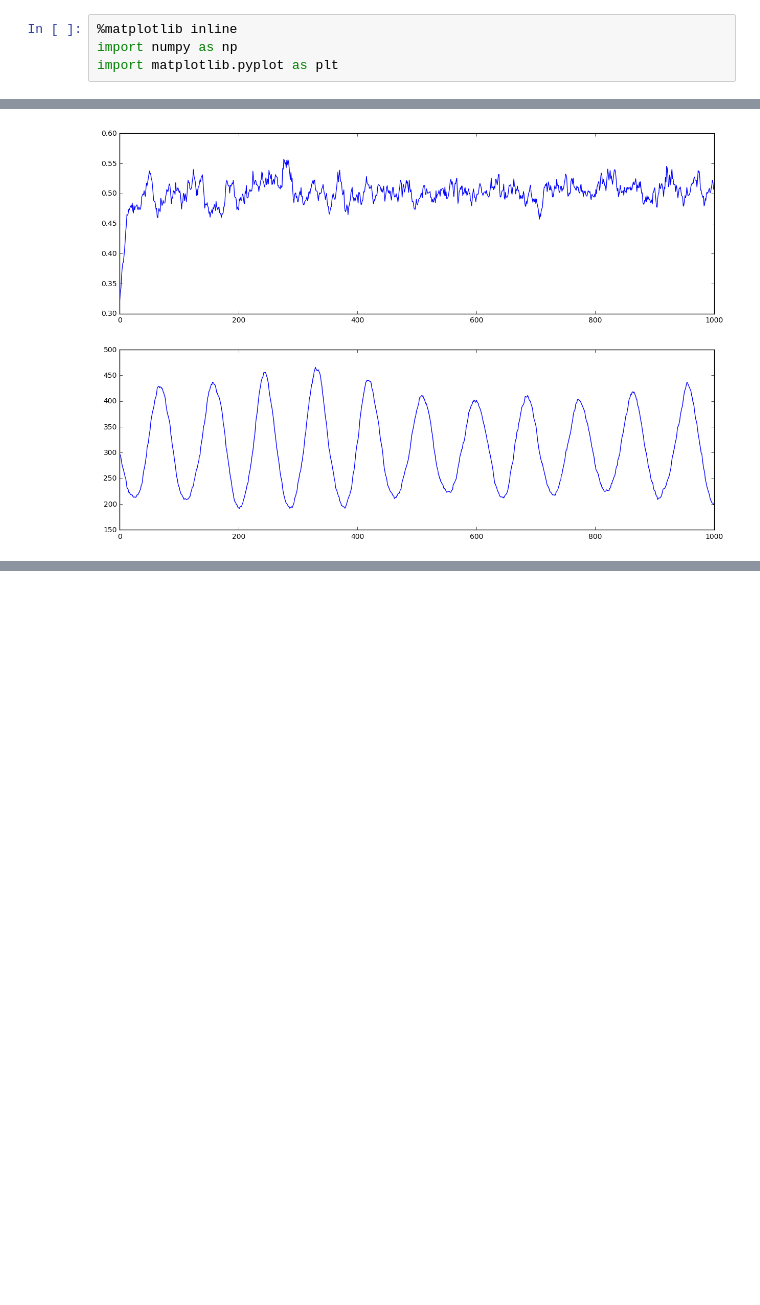
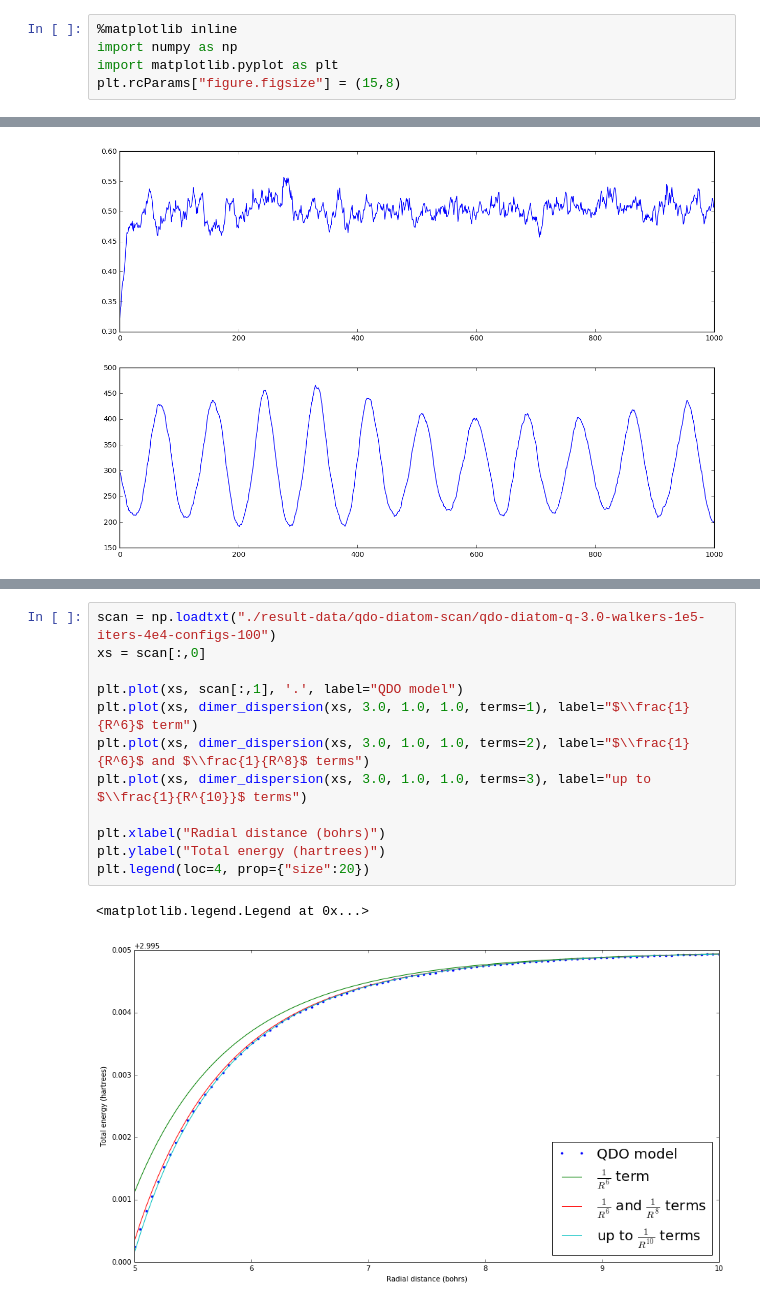
Before and after one commit to cpehle/quantum-drude-oscillators, a Jupyter notebook: plot-results.ipynb, the cells around one changed output, grey strips where cells are left out. Drawn from its saved outputs; the diff is of its cells as text; blank space fills up the shorter version.

Commit message:
Notebook with comparison to analytic results

```diff
--- a/plot-results.ipynb
+++ b/plot-results.ipynb
@@ -2,3 +2,4 @@
 %matplotlib inline
 import numpy as np
 import matplotlib.pyplot as plt
+plt.rcParams["figure.figsize"] = (15,8)
@@ -82,0 +66,15 @@ array([ 0.48694 ,  0.485522,  0.484344, ...,  0.015083,  0.010029,
+# %%
+scan = np.loadtxt("./result-data/qdo-diatom-scan/qdo-diatom-q-3.0-walkers-1e5-iters-4e4-configs-100")
+xs = scan[:,0]
+
+plt.plot(xs, scan[:,1], '.', label="QDO model")
+plt.plot(xs, dimer_dispersion(xs, 3.0, 1.0, 1.0, terms=1), label="$\\frac{1}{R^6}$ term")
+plt.plot(xs, dimer_dispersion(xs, 3.0, 1.0, 1.0, terms=2), label="$\\frac{1}{R^6}$ and $\\frac{1}{R^8}$ terms")
+plt.plot(xs, dimer_dispersion(xs, 3.0, 1.0, 1.0, terms=3), label="up to $\\frac{1}{R^{10}}$ terms")
+
+plt.xlabel("Radial distance (bohrs)")
+plt.ylabel("Total energy (hartrees)")
+plt.legend(loc=4, prop={"size":20})
+# %% [output]
+<matplotlib.legend.Legend at 0x...>
+[figure, added]
```
Also changed, not shown: parts of 19 cells of this notebook.
